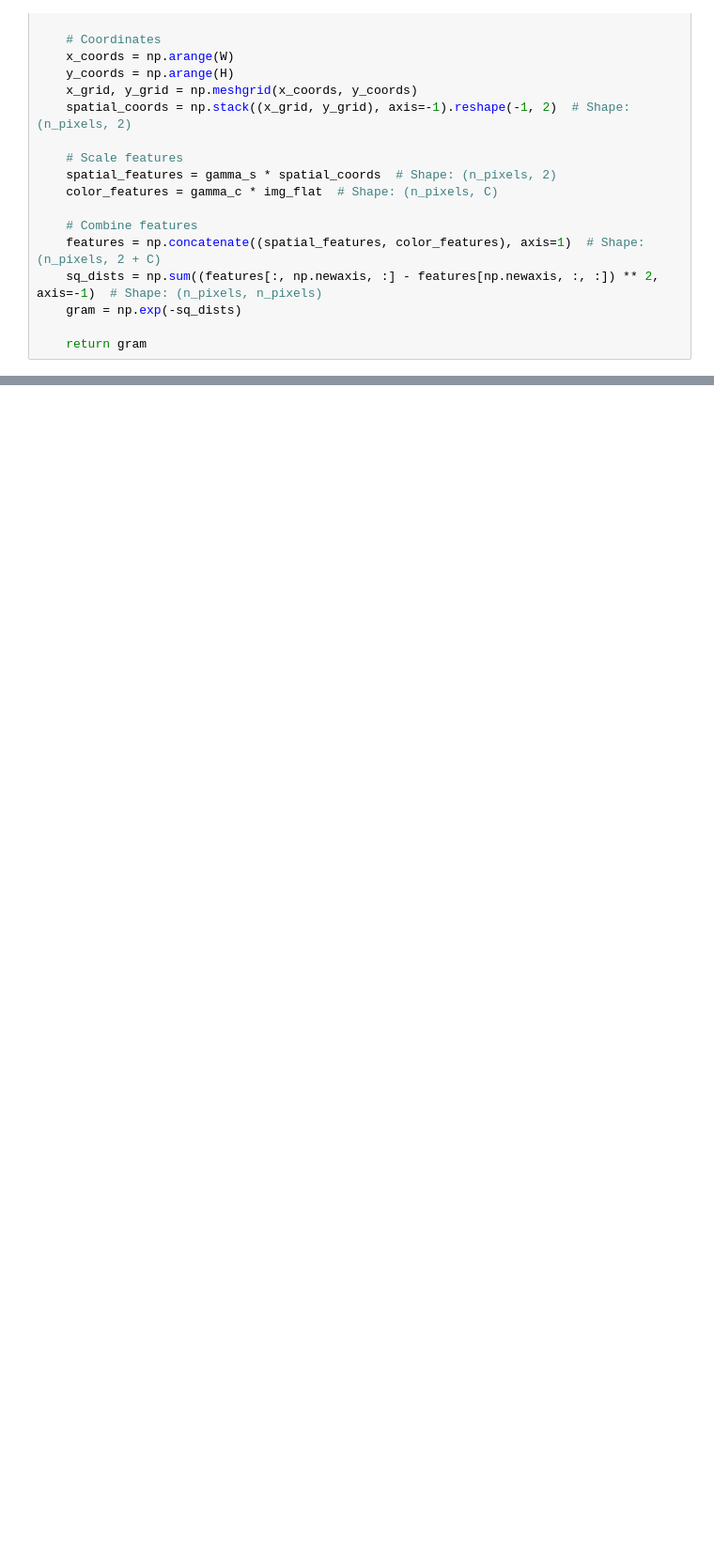
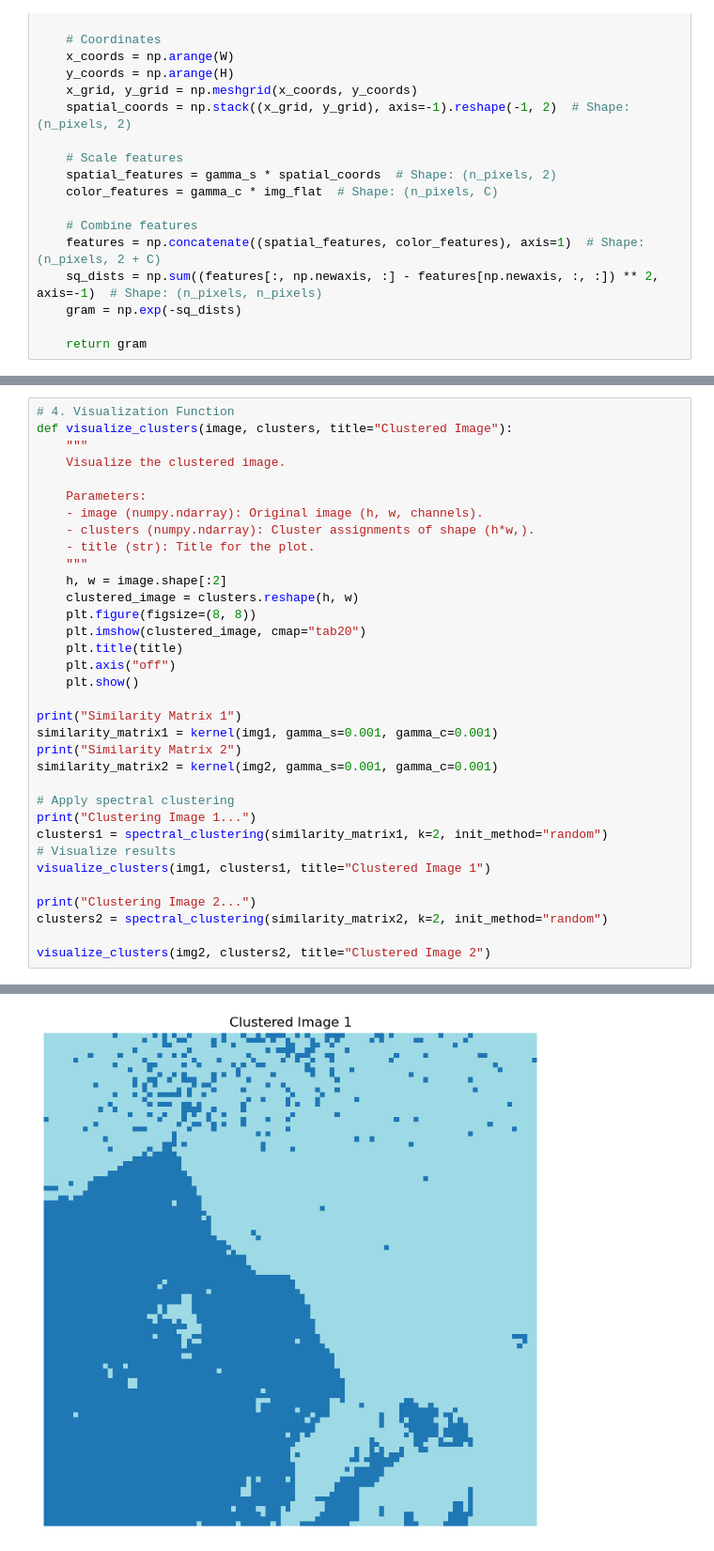
Before and after one commit to Jalalbaim/Kernel_KMeans_Spectral_Clustering, a Jupyter notebook: Spectral_Clustering.ipynb, the cells around one changed output, grey strips where cells are left out. Shown at 94% size. Saved outputs shown, nothing was run; the diff lists cells and outputs as text; blank space fills up the shorter version.

```diff
--- a/Spectral_Clustering.ipynb
+++ b/Spectral_Clustering.ipynb
@@ -102,0 +204,35 @@ def kernel(img, gamma_s, gamma_c):
+# %%
+# 4. Visualization Function
+def visualize_clusters(image, clusters, title="Clustered Image"):
+    """
+    Visualize the clustered image.
+
+    Parameters:
+    - image (numpy.ndarray): Original image (h, w, channels).
+    - clusters (numpy.ndarray): Cluster assignments of shape (h*w,).
+    - title (str): Title for the plot.
+    """
+    h, w = image.shape[:2]
+    clustered_image = clusters.reshape(h, w)
+    plt.figure(figsize=(8, 8))
+    plt.imshow(clustered_image, cmap="tab20")
+    plt.title(title)
+    plt.axis("off")
+    plt.show()
+
+print("Similarity Matrix 1")
+similarity_matrix1 = kernel(img1, gamma_s=0.001, gamma_c=0.001)
+print("Similarity Matrix 2")
+similarity_matrix2 = kernel(img2, gamma_s=0.001, gamma_c=0.001)
+
+# Apply spectral clustering
+print("Clustering Image 1...")
+clusters1 = spectral_clustering(similarity_matrix1, k=2, init_method="random")
+# Visualize results
+visualize_clusters(img1, clusters1, title="Clustered Image 1")
+
+print("Clustering Image 2...")
+clusters2 = spectral_clustering(similarity_matrix2, k=2, init_method="random")
+
+visualize_clusters(img2, clusters2, title="Clustered Image 2")
+# %% [output]
@@ -102,0 +242 @@ def kernel(img, gamma_s, gamma_c):
+[figure, added]
```
Also changed, not shown: parts of 4 cells of this notebook.
